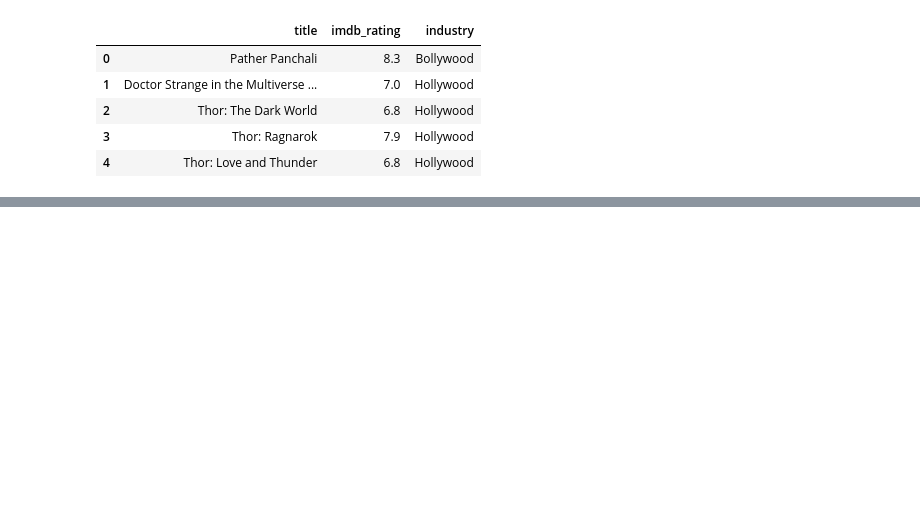
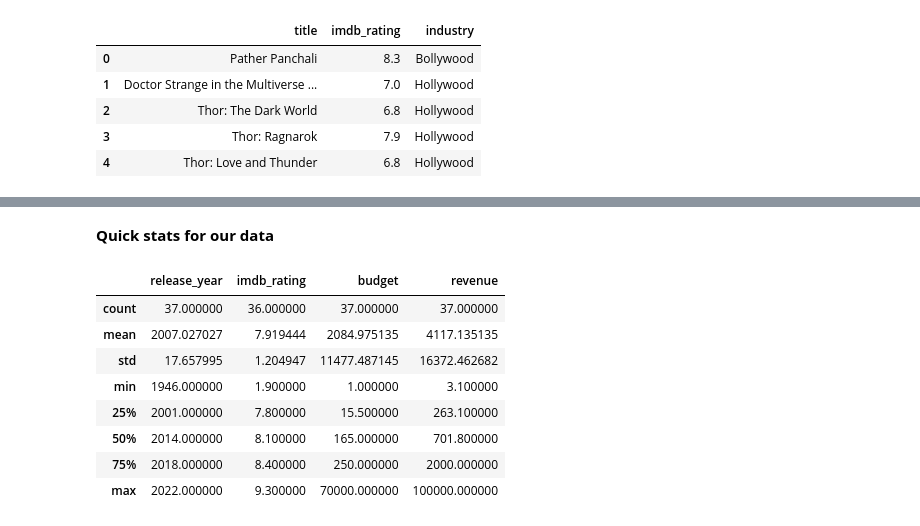
Before and after one commit to rehan1124/Codebasics-Math-And-Statistics-For-AI-Data-Science, a Jupyter notebook: Dataframe_Basics.ipynb, the cells around one changed output, grey strips where cells are left out. Saved outputs shown, nothing was run; the diff lists cells and outputs as text; code cells hidden in the pictures; blank space fills up the shorter version.

Commit message:
Basic stats and info

```diff
--- a/Dataframe_Basics.ipynb
+++ b/Dataframe_Basics.ipynb
@@ -67,0 +96,14 @@ df_subset1.head(5)
+# %% [markdown]
+**Quick stats for our data**
+# %%
+df.describe()
+# %% [output]
+|  | release_year | imdb_rating | budget | revenue |
+| count | 37.000000 | 36.000000 | 37.000000 | 37.000000 |
+| mean | 2007.027027 | 7.919444 | 2084.975135 | 4117.135135 |
+| std | 17.657995 | 1.204947 | 11477.487145 | 16372.462682 |
+| min | 1946.000000 | 1.900000 | 1.000000 | 3.100000 |
+| 25% | 2001.000000 | 7.800000 | 15.500000 | 263.100000 |
+| 50% | 2014.000000 | 8.100000 | 165.000000 | 701.800000 |
+| 75% | 2018.000000 | 8.400000 | 250.000000 | 2000.000000 |
+| max | 2022.000000 | 9.300000 | 70000.000000 | 100000.000000 |
```
Also changed, not shown: parts of 6 cells of this notebook.
